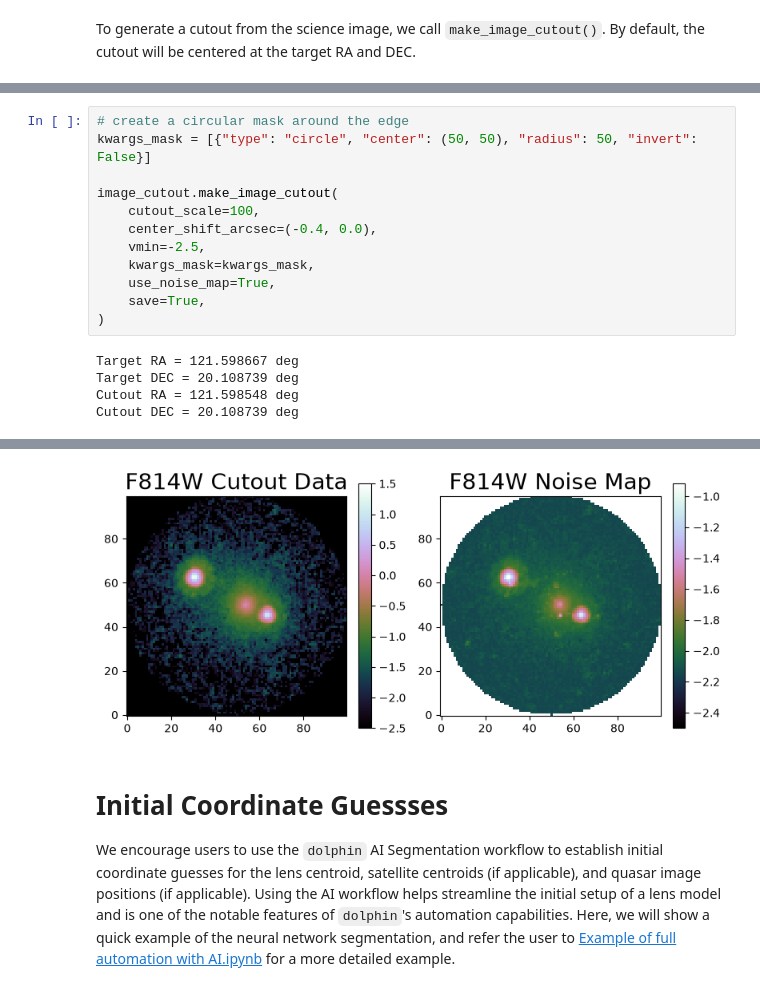
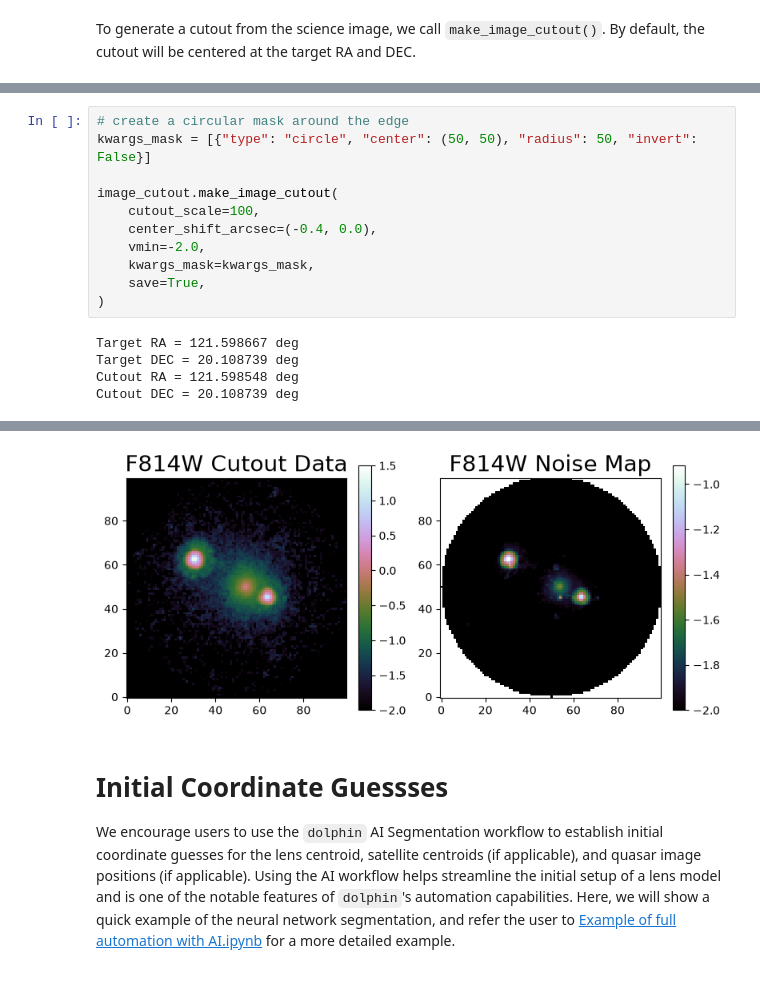
Before and after one commit to ajshajib/dolphin, a Jupyter notebook: notebooks/Example of ImageCutout.ipynb, the cells around one changed output, grey strips where cells are left out. Drawn from its saved outputs; the diff is of its cells as text.

```diff
--- a/notebooks/Example of ImageCutout.ipynb
+++ b/notebooks/Example of ImageCutout.ipynb
@@ -57,9 +63,8 @@ kwargs_mask = [{"type": "circle", "center": (50, 50), "radius": 50, "invert": Fa
 image_cutout.make_image_cutout(
     cutout_scale=100,
     center_shift_arcsec=(-0.4, 0.0),
-    vmin=-2.5,
+    vmin=-2.0,
     kwargs_mask=kwargs_mask,
-    use_noise_map=True,
     save=True,
 )
 # %% [output]
@@ -71,4 +77,4 @@ WARNING: Input data contains non-finite (NaN or infinity) values, which were aut
-[figure, old version]
+[figure, new version]
 # %% [markdown]
 # Initial Coordinate Guessses
 
```
Also changed, not shown: parts of 4 cells of this notebook, 8 other files.
